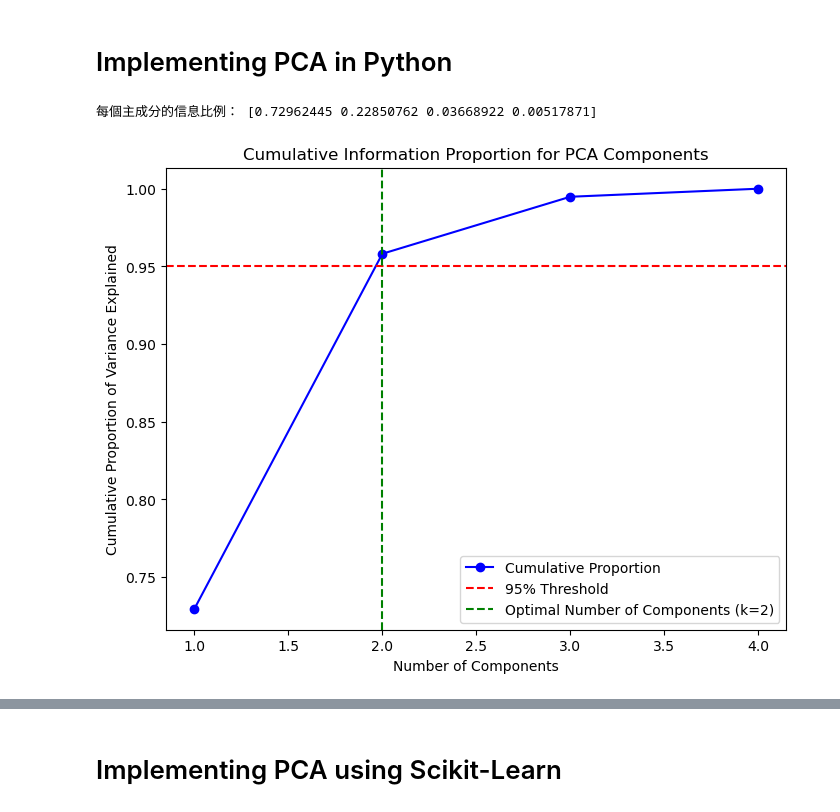
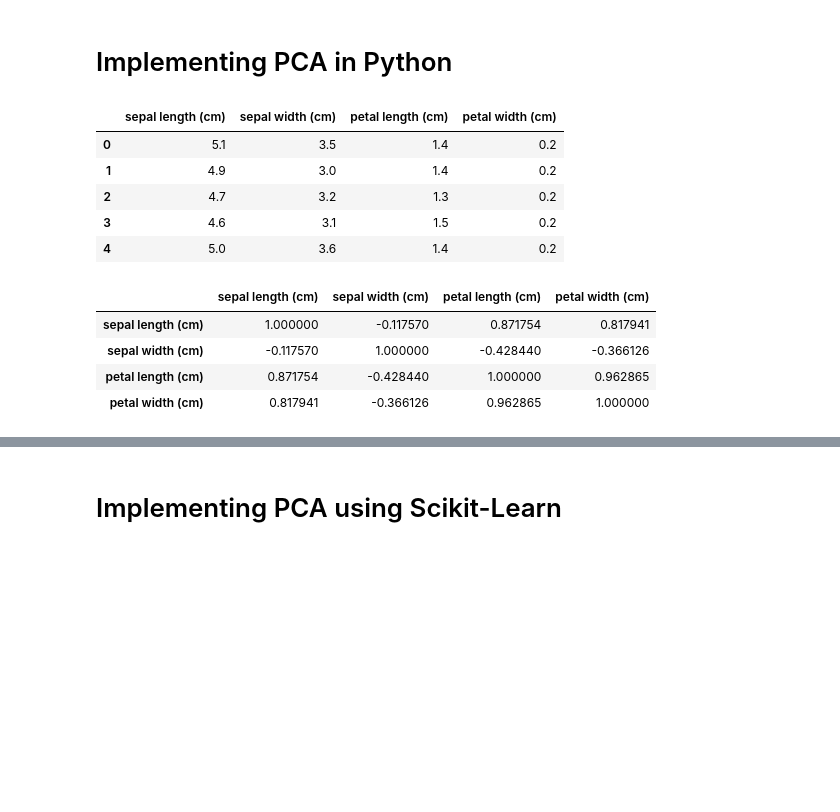
Before and after one commit to benson1231/DataScience, a Jupyter notebook: Python/MachineLearning/01_PCA.ipynb, the cells around one changed output, grey strips where cells are left out. Drawn from its saved outputs; the diff is of its cells as text; code cells hidden in the pictures; blank space fills up the shorter version.

```diff
--- a/Python/MachineLearning/PCA.ipynb
+++ b/Python/MachineLearning/01_PCA.ipynb
@@ -1,39 +1,36 @@
 # %% [markdown]
 # Implementing PCA in Python
 # %%
+# Import necessary libraries
 import numpy as np
 import pandas as pd
 import matplotlib.pyplot as plt
 import seaborn as sns
 from sklearn.datasets import load_iris
 
-# 加載Iris數據集
+# Load the Iris dataset, which is a built-in dataset containing 150 samples and 4 features
 iris = load_iris()
+
+# Convert the dataset to a Pandas DataFrame for easier manipulation and analysis
+# iris.data contains the feature values, and iris.feature_names contains the feature names
 df = pd.DataFrame(iris.data, columns=iris.feature_names)
-
-# 計算相關矩陣
-correlation_matrix = df.corr()
-
-# 計算相關矩陣的特徵值與特徵向量
-eigenvalues, eigenvectors = np.linalg.eig(correlation_matrix)
-
-# 計算每個特徵值所佔的比率
-info_prop = eigenvalues / eigenvalues.sum()
-print("每個主成分的信息比例：", info_prop)
-
-# 計算累積信息比例
-cum_info_prop = np.cumsum(info_prop)
-
-# 使用seaborn來繪製累積信息比例圖
-plt.figure(figsize=(8, 6))
-plt.plot(np.arange(1, len(info_prop) + 1), cum_info_prop, 'bo-', label="Cumulative Proportion")
-plt.axhline(y=0.95, color='r', linestyle='--', label="95% Threshold")
-plt.axvline(x=2, color='g', linestyle='--', label="Optimal Number of Components (k=2)")
-plt.xlabel('Number of Components')
-plt.ylabel('Cumulative Proportion of Variance Explained')
-plt.title('Cumulative Information Proportion for PCA Components')
-plt.legend(loc='best')
-plt.show()
+df.head()
 # %% [output]
-每個主成分的信息比例： [0.72962445 0.22850762 0.03668922 0.00517871]
-[figure, removed]
+|  | sepal length (cm) | sepal width (cm) | petal length (cm) | petal width (cm) |
+| 0 | 5.1 | 3.5 | 1.4 | 0.2 |
+| 1 | 4.9 | 3.0 | 1.4 | 0.2 |
+| 2 | 4.7 | 3.2 | 1.3 | 0.2 |
+| 3 | 4.6 | 3.1 | 1.5 | 0.2 |
+| 4 | 5.0 | 3.6 | 1.4 | 0.2 |
+# %%
+# Calculate the correlation matrix between features
+# Correlation coefficients range from -1 to 1 and measure the linear relationship between variables
+correlation_matrix = df.corr()
+
+correlation_matrix.head()
+# %% [output]
+|  | sepal length (cm) | sepal width (cm) | petal length (cm) | petal width (cm) |
+| sepal length (cm) | 1.000000 | -0.117570 | 0.871754 | 0.817941 |
+| sepal width (cm) | -0.117570 | 1.000000 | -0.428440 | -0.366126 |
+| petal length (cm) | 0.871754 | -0.428440 | 1.000000 | 0.962865 |
+| petal width (cm) | 0.817941 | -0.366126 | 0.962865 | 1.000000 |
```
Also changed, not shown: parts of 6 cells of this notebook.
